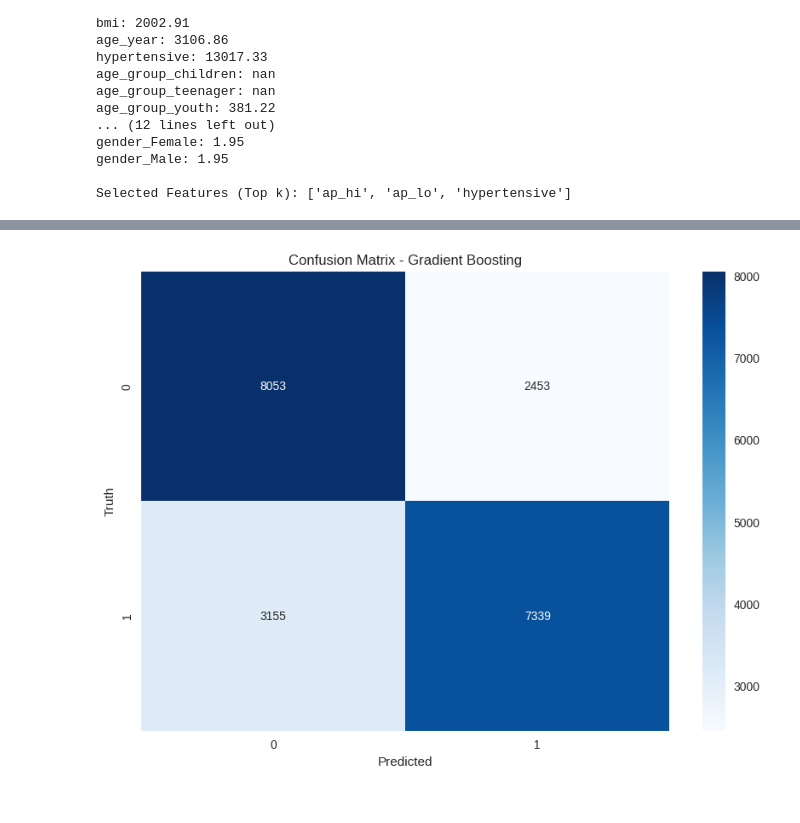
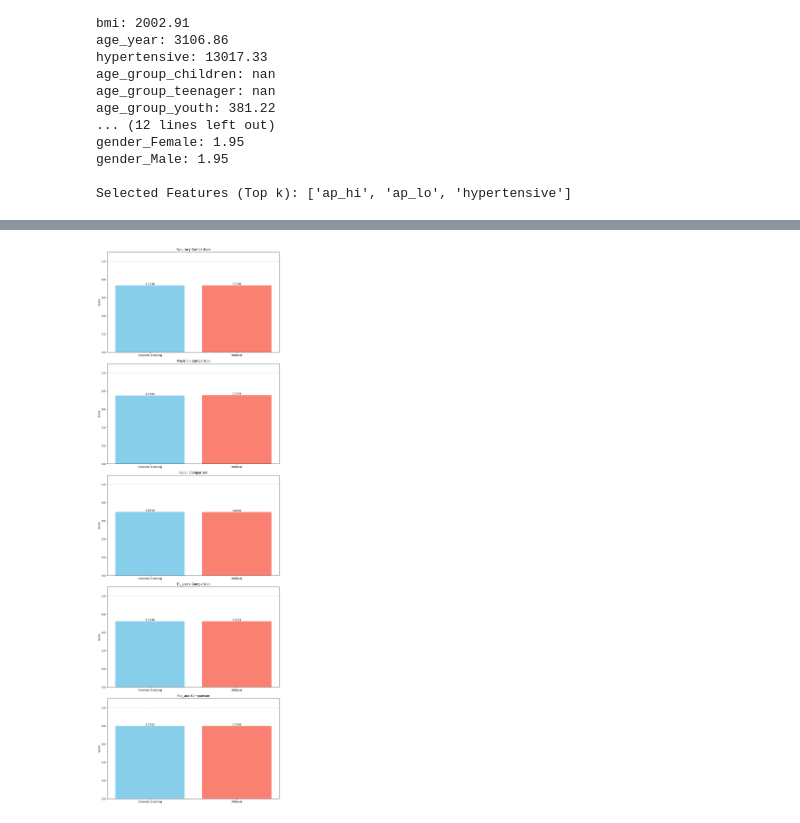
Before and after one commit to Abdulbasit4422/Cardiovascular-Disease-Prediction-Model, a Jupyter notebook: cardiovascular-diseases-prediction-model.ipynb, the cells around one changed output, grey strips where cells are left out. Saved outputs shown, nothing was run; the diff lists cells and outputs as text; code cells hidden in the pictures.

Commit message:
Initial commit with prediction model and dataset

```diff
--- a/cardiovascular-diseases-prediction-model.ipynb
+++ b/cardiovascular-diseases-prediction-model.ipynb
@@ -21,5 +19,5 @@ for dirname, _, filenames in os.walk('/kaggle/input'):
 # %%
-df = pd.read_csv('/kaggle/input/cardiovascular-disease-dataset/cardio_train.csv', sep=';')
+df = pd.read_csv("cardio_train.csv", sep=';')
 df.head ()
 # %% [output]
 |  | id | age | gender | height | weight | ap_hi | ap_lo | cholesterol | gluc | smoke | alco | ... |
@@ -315,7 +313,7 @@ subjective = ['age', 'height', 'weight']
 import matplotlib.pyplot as plt
 
 # Set style for better visuals
-plt.style.use('seaborn')
+#plt.style.use('seaborn')
 
 # Loop through columns and plot
 for col in subjective:
@@ -459,7 +457,7 @@ for columns in bp:
 import matplotlib.pyplot as plt
 
 # Set style for better visuals
-plt.style.use('seaborn')
+#plt.style.use('seaborn')
 
 # Loop through columns
 for col in subjective:
@@ -561,7 +559,7 @@ print(cat_data.columns.tolist())
 ['gender', 'cholesterol', 'gluc', 'smoke', 'alco', 'active', 'cardio']
 # %%
 # Reload the original CSV
-original_data = pd.read_csv('/kaggle/input/cardiovascular-disease-dataset/cardio_train.csv', sep=';')
+original_data = pd.read_csv('cardio_train.csv', sep=';')
 
 # Verify gender column exists
 if 'gender' in original_data.columns:
@@ -857,22 +821,19 @@ import seaborn as sns
 import matplotlib.pyplot as plt
 from sklearn import metrics as sm
 from sklearn.metrics import classification_report
+import pandas as pd
+import numpy as np
 
 # Dictionary of trained models
 models = {
-    'Random Forest': forest,
-    'Gaussian Naive Bayes': gnb,
     'Gradient Boosting': gbc,
-    'K-Nearest Neighbors': knn,
-    'Logistic Regression': log_reg,
-    'Support Vector Machine': svc,
     'XGBoost': xgb_model,
-
 }
 
 # Dictionary to store evaluation metrics
 evaluation_results = {}
 
+# Collect metrics for each model
 for name, model in models.items():
     print(f"\n{'='*50}")
     print(f"Evaluating {name}")
@@ -900,7 +861,7 @@ for name, model in models.items():
         'roc_auc': roc_auc
     }
 
-    # Visualization
+    # Visualization - Confusion Matrix (individual for each model)
     plt.figure(figsize=(10, 7))
     sns.heatmap(conf_matrix, annot=True, fmt='d', cmap='Blues')
     plt.title(f'Confusion Matrix - {name}')
@@ -918,18 +879,72 @@ for name, model in models.items():
     print("\nClassification Report:")
     print(classification_report(y_test, y_pred))
 
-# Optional: Create a comparison DataFrame
-import pandas as pd
+# Create comparison DataFrame
 metrics_df = pd.DataFrame.from_dict(evaluation_results, orient='index')
 metrics_df = metrics_df[['accuracy', 'precision', 'recall', 'f1_score', 'roc_auc']]
 print("\nModel Performance Comparison:")
 print(metrics_df.sort_values('roc_auc', ascending=False))
 
-# Optional: Plot metrics comparison
-metrics_df.sort_values('roc_auc', ascending=True).plot(kind='barh', figsize=(10, 8))
+# Create stacked comparison plots for each metric
+metrics = ['accuracy', 'precision', 'recall', 'f1_score', 'roc_auc']
+model_names = list(models.keys())
+
+# Set up the figure and axes
+fig, axes = plt.subplots(nrows=len(metrics), ncols=1, figsize=(10, 6*len(metrics)))
+
+# If only one metric, axes won't be an array
+if len(metrics) == 1:
+    axes = [axes]
+
+for i, metric in enumerate(metrics):
+    ax = axes[i]
+
+    # Get values for both models
+    values = [evaluation_results[model][metric] for model in model_names]
+
+    # Create bar plot
+    bars = ax.bar(model_names, values, color=['skyblue', 'salmon'])
+
+    # Add value labels on top of each bar
+    for bar in bars:
+        height = bar.get_height()
+        ax.text(bar.get_x() + bar.get_width()/2., height,
+                f'{height:.4f}',
+                ha='center', va='bottom')
+
+    ax.set_title(f'{metric.capitalize()} Comparison')
+    ax.set_ylabel('Score')
+    ax.set_ylim(0, 1.1)  # Assuming all metrics are between 0 and 1
+
+    # Add horizontal line at 1 for reference
+    ax.axhline(1, color='gray', linestyle='--', alpha=0.3)
+
+plt.tight_layout()
+plt.show()
+
+# Optional: Plot all metrics in one figure for quick comparison
+plt.figure(figsize=(12, 6))
+x = np.arange(len(metrics))  # the label locations
+width = 0.35  # the width of the bars
+
+for i, model in enumerate(model_names):
+    values = [evaluation_results[model][metric] for metric in metrics]
+    plt.bar(x + (i * width), values, width, label=model)
+
+plt.xlabel('Metrics')
+plt.ylabel('Score')
 plt.title('Model Performance Comparison')
-plt.xlabel('Score')
-plt.ylabel('Model')
+plt.xticks(x + width/2, [m.capitalize() for m in metrics])
+plt.legend()
+plt.ylim(0, 1.1)
+
+# Add value labels
+for i, model in enumerate(model_names):
+    for j, metric in enumerate(metrics):
+        value = evaluation_results[model][metric]
+        plt.text(j + (i * width), value + 0.02, f'{value:.3f}', ha='center')
+
+plt.tight_layout()
 plt.show()
 # %% [output]
 ==================================================
@@ -980 +992 @@ Evaluating Gradient Boosting
-[figure, old version]
+[figure, new version]
```
Also changed, not shown: parts of 13 cells of this notebook, 6 other files.
